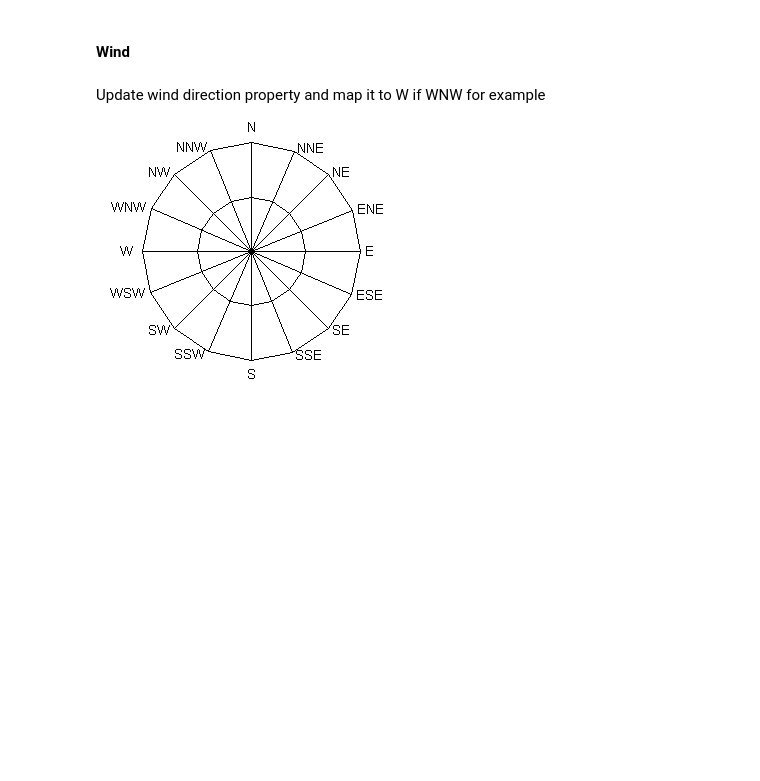
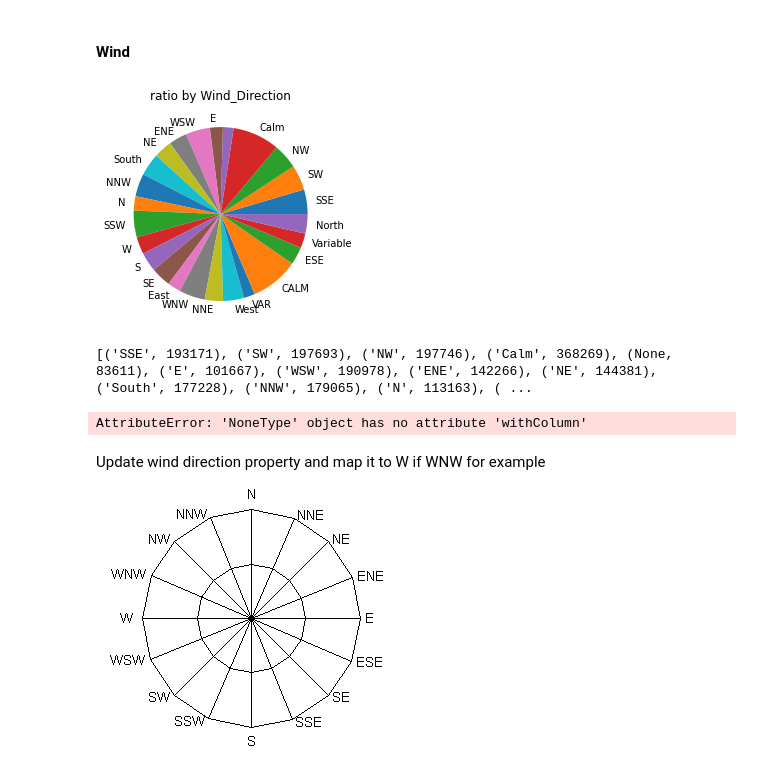
Before and after one commit to glebgalkin/SOEN471Winter, a Jupyter notebook: US Accidents technical analysis and regression.ipynb, the cells around one changed output. Drawn from its saved outputs; the diff is of its cells as text; code cells hidden in the pictures; blank space fills up the shorter version.

```diff
--- a/US Accidents technical analysis and regression.ipynb
+++ b/US Accidents technical analysis and regression.ipynb
@@ -212,6 +270,40 @@ display_piechart_of_column(root_accidents_data, 'Visibility(mi)')
 [('1.0', 80693), ('0.0', 26424), ('9.0', 111026), ('10.0', 3313301), ('5.0', 83105), ('6.0', 73824), ('4.0', 66977), ('7.0', 128664), ('2.0', 77463), ('8.0', 88559), ('3.0', 83837)]
 # %% [markdown]
 #### Wind
+# %%
+def correct_column_wind_direction(df: DataFrame):
+    df = df.withColumn('Wind_Direction',
+                                     when(df['Wind_Direction'] == 'VAR', 'Variable').otherwise(df['Wind_Direction']))
+
+    df = df.withColumn('Wind_Direction',
+                                     F.when(df['Wind_Direction'] == 'SSE', 'S').otherwise(df['Wind_Direction']))
+    df = df.withColumn('Wind_Direction',
+                                      F.when(df['Wind_Direction'] == 'WNW', 'W').otherwise(df['Wind_Direction']))
+
+    df = df.withColumn('Wind_Direction',
+                                     F.when(df['Wind_Direction'] == 'WSW', 'W').otherwise(df['Wind_Direction']))
+    df = df.withColumn('Wind_Direction',
+                                     F.when(df['Wind_Direction'] == 'NNW', 'N').otherwise(df['Wind_Direction']))
+    df = df.withColumn('Wind_Direction',
+                                     F.when(df['Wind_Direction'] == 'ENE', 'E').otherwise(df['Wind_Direction']))
+
+    df = df.withColumn('Wind_Direction',
+                                     F.when(df['Wind_Direction'] == 'SSW', 'S').otherwise(df['Wind_Direction']))
+
+    df = df.withColumn('Wind_Direction',
+                                     F.when(df['Wind_Direction'] == 'West', 'W').otherwise(df['Wind_Direction']))
+    df = df.withColumn('Wind_Direction',
+                                     F.when(df['Wind_Direction'] == 'ESE', 'E').otherwise(df['Wind_Direction']))
+    df = df.withColumn('Wind_Direction',
+                                     F.when(df['Wind_Direction'] == 'North', 'N').otherwise(df['Wind_Direction']))
+
+display_piechart_of_column(root_accidents_data, 'Wind_Direction')
+wind_df = correct_column_wind_direction(root_accidents_data)
+display_piechart_of_column(wind_df, 'Wind_Direction')
+# %% [output]
+[figure, added]
+[('SSE', 193171), ('SW', 197693), ('NW', 197746), ('Calm', 368269), (None, 83611), ('E', 101667), ('WSW', 190978), ('ENE', 142266), ('NE', 144381), ('South', 177228), ('NNW', 179065), ('N', 113163), ( ...
+AttributeError: 'NoneType' object has no attribute 'withColumn'
 # %% [markdown]
 Update wind direction property and map it to W if WNW for example
 ![image.png](attachment:image.png)
```
Also changed, not shown: parts of 8 cells of this notebook.
